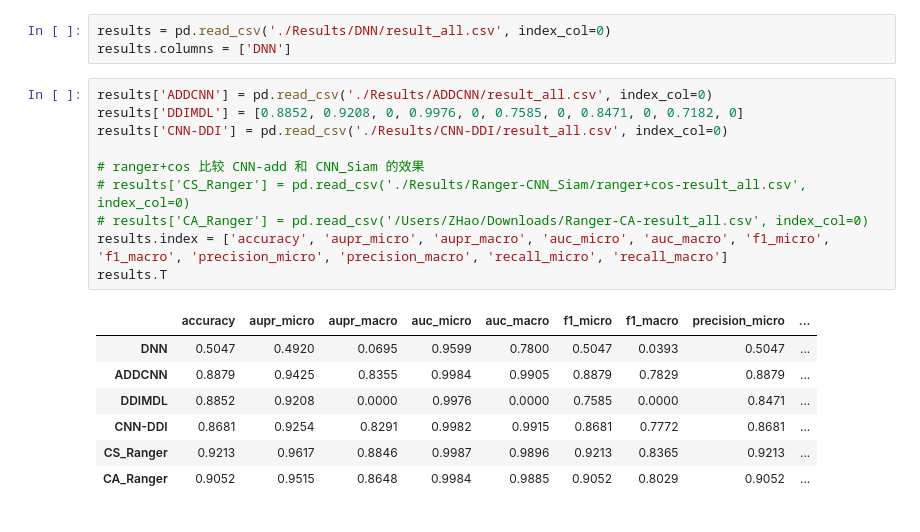
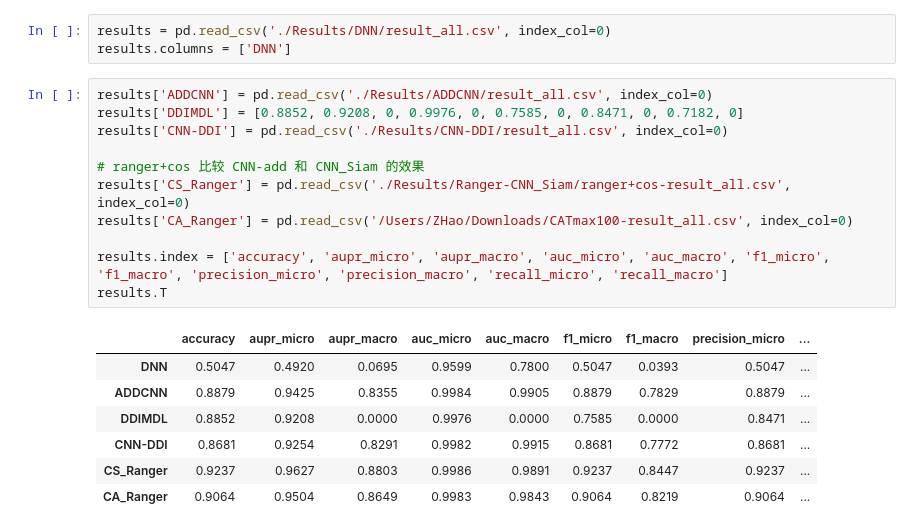
Before and after one commit to Parsonlee/DDI, a Jupyter notebook: results.ipynb, the cells around one changed output. Cells and saved outputs as stored; diff of their text form.

```diff
--- a/results.ipynb
+++ b/results.ipynb
@@ -9,18 +9,19 @@ results.columns = ['DNN']
 # %%
 results['ADDCNN'] = pd.read_csv('./Results/ADDCNN/result_all.csv', index_col=0)
 results['DDIMDL'] = [0.8852, 0.9208, 0, 0.9976, 0, 0.7585, 0, 0.8471, 0, 0.7182, 0]
 results['CNN-DDI'] = pd.read_csv('./Results/CNN-DDI/result_all.csv', index_col=0)
 
 # ranger+cos 比较 CNN-add 和 CNN_Siam 的效果
-# results['CS_Ranger'] = pd.read_csv('./Results/Ranger-CNN_Siam/ranger+cos-result_all.csv', index_col=0)
-# results['CA_Ranger'] = pd.read_csv('/Users/ZHao/Downloads/Ranger-CA-result_all.csv', index_col=0)
+results['CS_Ranger'] = pd.read_csv('./Results/Ranger-CNN_Siam/ranger+cos-result_all.csv', index_col=0)
+results['CA_Ranger'] = pd.read_csv('/Users/ZHao/Downloads/CATmax100-result_all.csv', index_col=0)
+
 results.index = ['accuracy', 'aupr_micro', 'aupr_macro', 'auc_micro', 'auc_macro', 'f1_micro', 'f1_macro', 'precision_micro', 'precision_macro', 'recall_micro', 'recall_macro']
 results.T
 # %% [output]
 |  | accuracy | aupr_micro | aupr_macro | auc_micro | auc_macro | f1_micro | f1_macro | precision_micro | ... |
 | DNN | 0.5047 | 0.4920 | 0.0695 | 0.9599 | 0.7800 | 0.5047 | 0.0393 | 0.5047 | ... |
 | ADDCNN | 0.8879 | 0.9425 | 0.8355 | 0.9984 | 0.9905 | 0.8879 | 0.7829 | 0.8879 | ... |
 | DDIMDL | 0.8852 | 0.9208 | 0.0000 | 0.9976 | 0.0000 | 0.7585 | 0.0000 | 0.8471 | ... |
 | CNN-DDI | 0.8681 | 0.9254 | 0.8291 | 0.9982 | 0.9915 | 0.8681 | 0.7772 | 0.8681 | ... |
-| CS_Ranger | 0.9213 | 0.9617 | 0.8846 | 0.9987 | 0.9896 | 0.9213 | 0.8365 | 0.9213 | ... |
-| CA_Ranger | 0.9052 | 0.9515 | 0.8648 | 0.9984 | 0.9885 | 0.9052 | 0.8029 | 0.9052 | ... |
+| CS_Ranger | 0.9237 | 0.9627 | 0.8803 | 0.9986 | 0.9891 | 0.9237 | 0.8447 | 0.9237 | ... |
+| CA_Ranger | 0.9064 | 0.9504 | 0.8649 | 0.9983 | 0.9843 | 0.9064 | 0.8219 | 0.9064 | ... |
```
Also changed, not shown: 3 other files.
